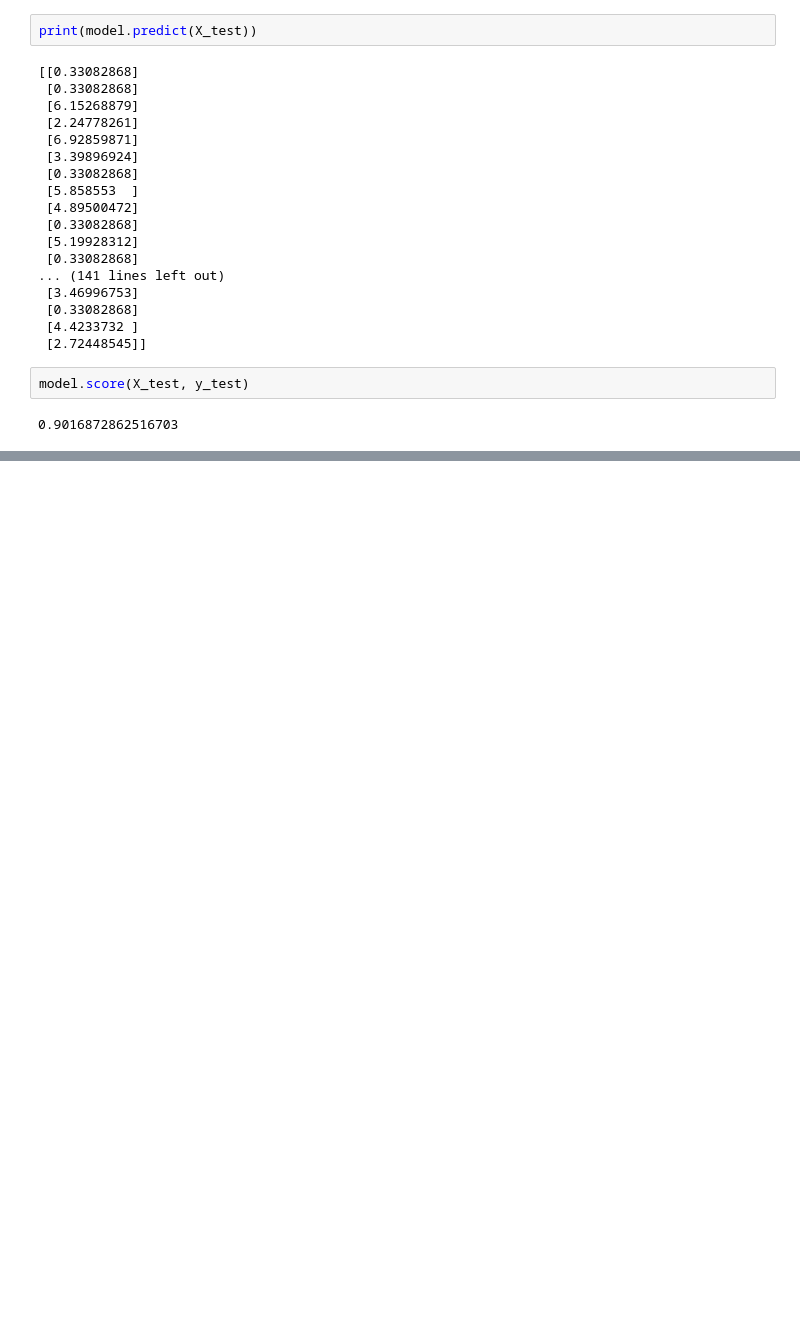
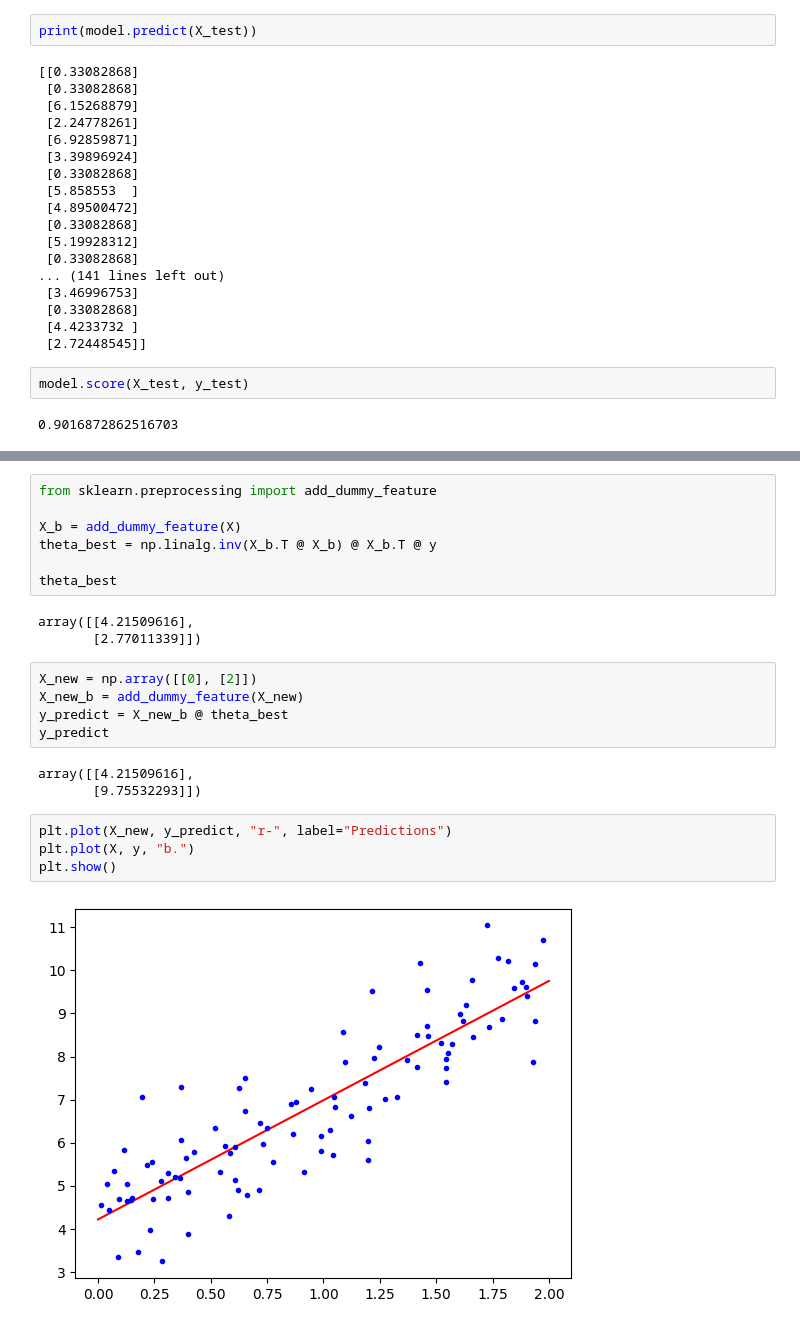
Before and after one commit to ddalton15/ML-Portfolio, a Jupyter notebook: kaggle/life_satisfaction/life_satisfaction.ipynb, the cells around one changed output, grey strips where cells are left out. Cells and saved outputs as stored; diff of their text form; blank space fills up the shorter version.

```diff
--- a/kaggle/life_satisfaction/life_satisfaction.ipynb
+++ b/kaggle/life_satisfaction/life_satisfaction.ipynb
@@ -86,0 +101,24 @@ model.score(X_test, y_test)
+# %%
+from sklearn.preprocessing import add_dummy_feature
+
+X_b = add_dummy_feature(X)
+theta_best = np.linalg.inv(X_b.T @ X_b) @ X_b.T @ y
+
+theta_best
+# %% [output]
+array([[4.21509616],
+       [2.77011339]])
+# %%
+X_new = np.array([[0], [2]])
+X_new_b = add_dummy_feature(X_new)
+y_predict = X_new_b @ theta_best
+y_predict
+# %% [output]
+array([[4.21509616],
+       [9.75532293]])
+# %%
+plt.plot(X_new, y_predict, "r-", label="Predictions")
+plt.plot(X, y, "b.")
+plt.show()
+# %% [output]
+[figure, added]
```
Also changed, not shown: parts of 12 cells of this notebook, 2 other files.
